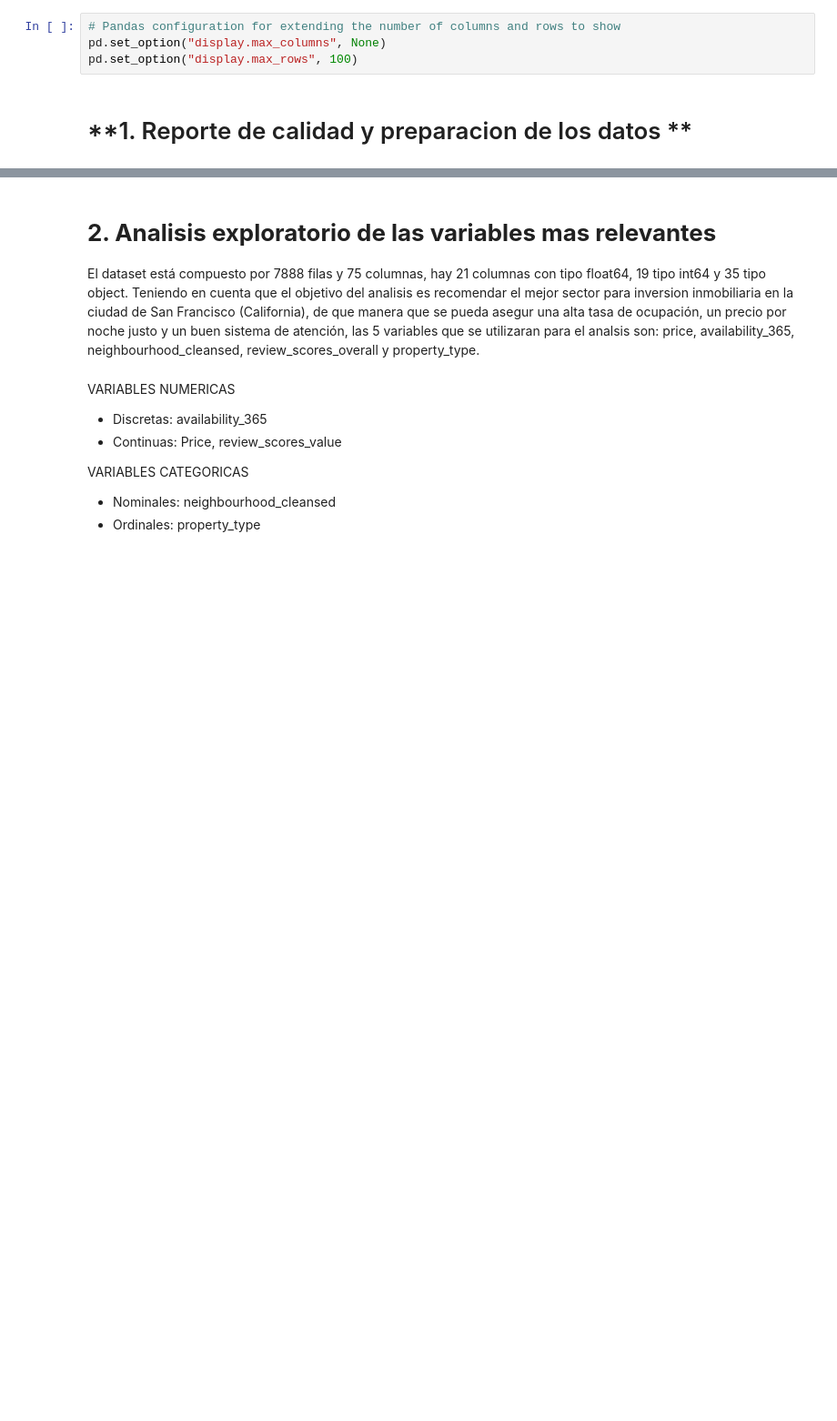
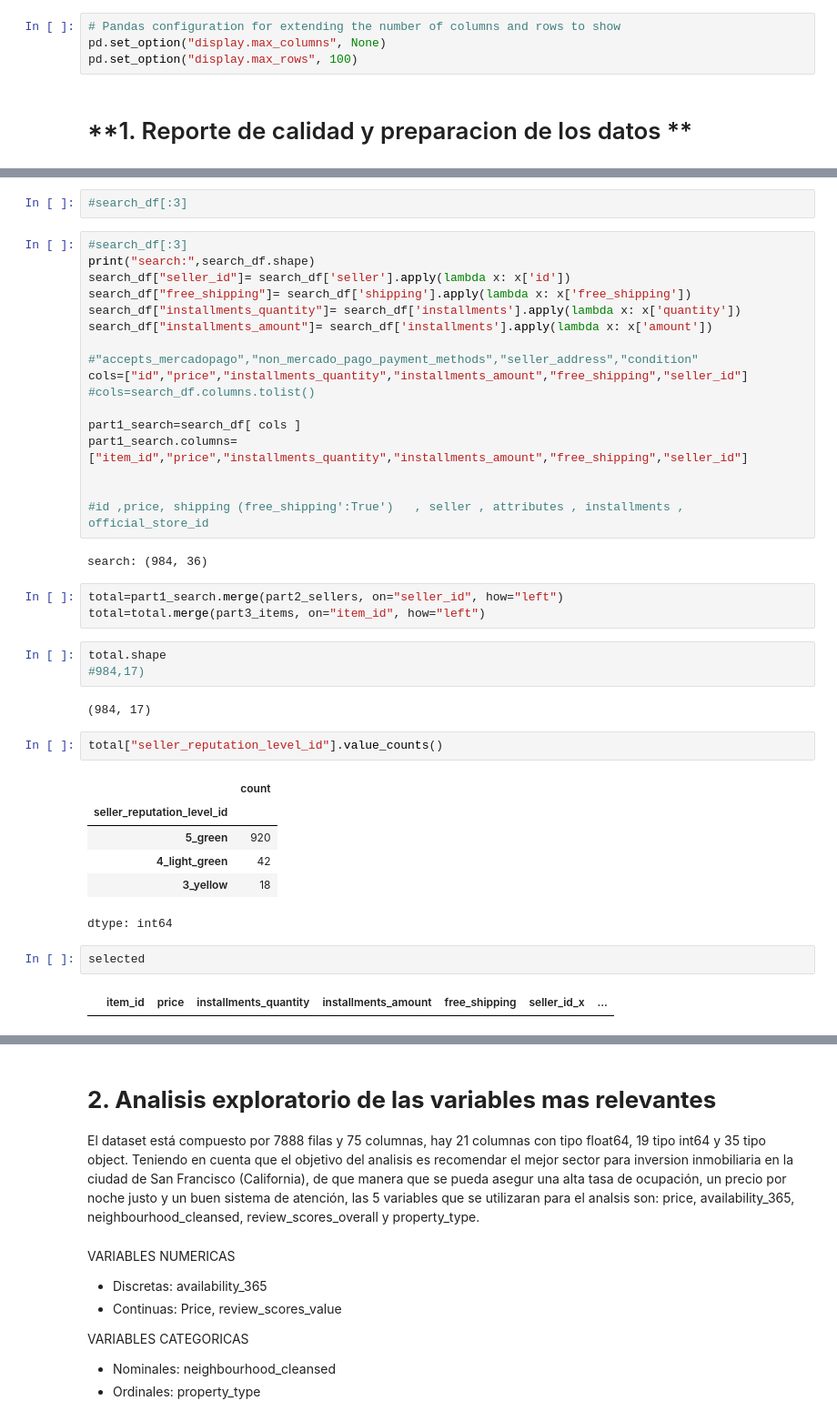
Before and after one commit to amrios80/eda-jobs, a Jupyter notebook: parcial1/parcial1.ipynb, the cells around one changed output, grey strips where cells are left out. Shown at 91% size. Cells and saved outputs as stored; diff of their text form; blank space fills up the shorter version.

```diff
--- a/parcial1/parcial1.ipynb
+++ b/parcial1/parcial1.ipynb
@@ -137,0 +109,42 @@ sellers_df[:5]
+# %%
+#search_df[:3]
+# %%
+#search_df[:3]
+print("search:",search_df.shape)
+search_df["seller_id"]= search_df['seller'].apply(lambda x: x['id'])
+search_df["free_shipping"]= search_df['shipping'].apply(lambda x: x['free_shipping'])
+search_df["installments_quantity"]= search_df['installments'].apply(lambda x: x['quantity'])
+search_df["installments_amount"]= search_df['installments'].apply(lambda x: x['amount'])
+
+#"accepts_mercadopago","non_mercado_pago_payment_methods","seller_address","condition"
+cols=["id","price","installments_quantity","installments_amount","free_shipping","seller_id"]
+#cols=search_df.columns.tolist()
+
+part1_search=search_df[ cols ]
+part1_search.columns=["item_id","price","installments_quantity","installments_amount","free_shipping","seller_id"]
+
+
+#id ,price, shipping (free_shipping':True')   , seller , attributes , installments , official_store_id
+# %% [output]
+search: (984, 36)
+# %%
+total=part1_search.merge(part2_sellers, on="seller_id", how="left")
+total=total.merge(part3_items, on="item_id", how="left")
+# %%
+total.shape
+#984,17)
+# %% [output]
+(984, 17)
+# %%
+total["seller_reputation_level_id"].value_counts()
+# %% [output]
+|  | count |
+| seller_reputation_level_id |  |
+| 5_green | 920 |
+| 4_light_green | 42 |
+| 3_yellow | 18 |
+dtype: int64
+# %%
+selected
+# %% [output]
+|  | item_id | price | installments_quantity | installments_amount | free_shipping | seller_id_x | ... |
```
Also changed, not shown: parts of 9 cells of this notebook.
